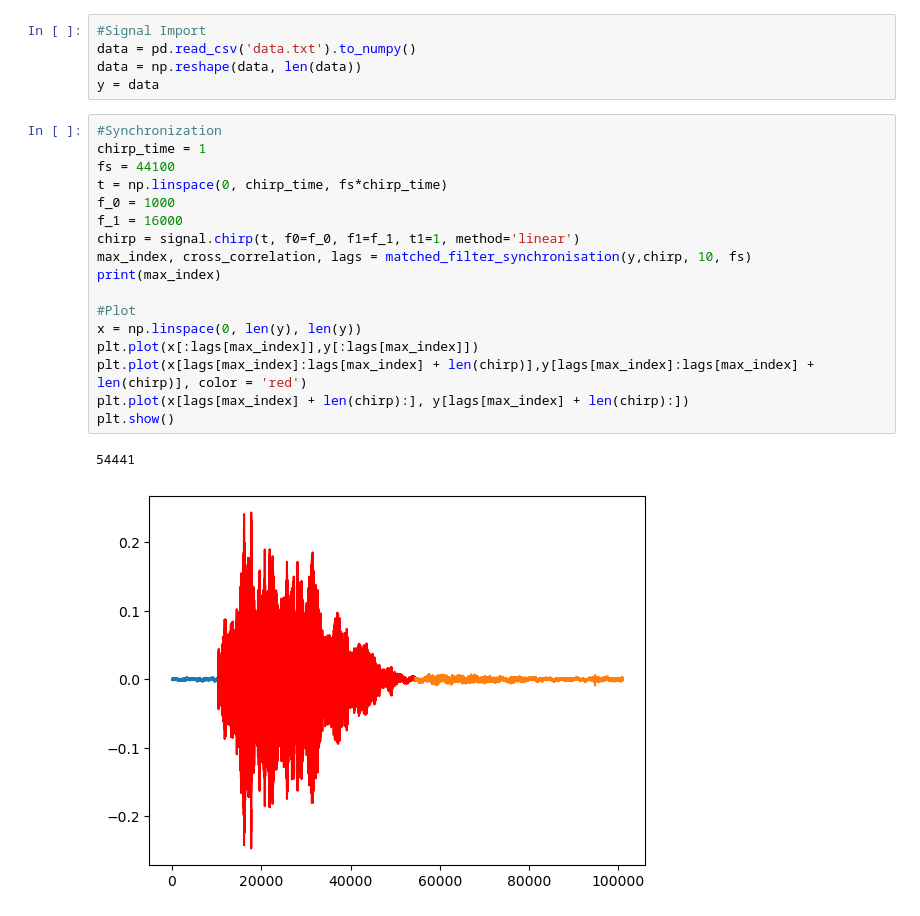
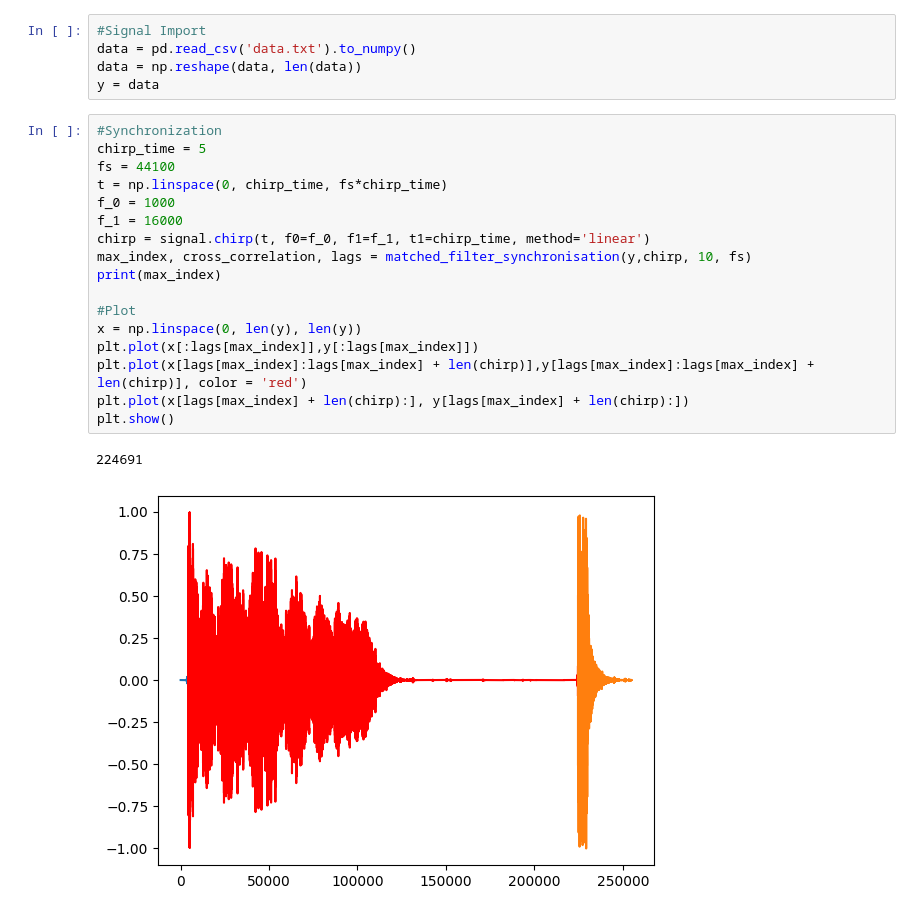
Before and after one commit to kmcm0707/GF3, a Jupyter notebook: full_decoder.ipynb, the cells around one changed output. Saved outputs shown, nothing was run; the diff lists cells and outputs as text.

```diff
--- a/full_decoder.ipynb
+++ b/full_decoder.ipynb
@@ -113,24 +205,24 @@ data = np.reshape(data, len(data))
 y = data
 # %%
 #Synchronization
-chirp_time = 1
+chirp_time = 5
 fs = 44100
 t = np.linspace(0, chirp_time, fs*chirp_time)
 f_0 = 1000
 f_1 = 16000
-chirp = signal.chirp(t, f0=f_0, f1=f_1, t1=1, method='linear')
+chirp = signal.chirp(t, f0=f_0, f1=f_1, t1=chirp_time, method='linear')
 max_index, cross_correlation, lags = matched_filter_synchronisation(y,chirp, 10, fs)
 print(max_index)
 
 #Plot
 x = np.linspace(0, len(y), len(y))
 plt.plot(x[:lags[max_index]],y[:lags[max_index]])
 plt.plot(x[lags[max_index]:lags[max_index] + len(chirp)],y[lags[max_index]:lags[max_index] + len(chirp)], color = 'red')
 plt.plot(x[lags[max_index] + len(chirp):], y[lags[max_index] + len(chirp):])
 plt.show()
 # %% [output]
-54441
+224691
-[figure, old version]
+[figure, new version]
 # %%
 # Channel estimation using the chirp
 chirp_data = y[lags[max_index]:lags[max_index] + len(chirp)]
```
Also changed, not shown: parts of 7 cells of this notebook.
